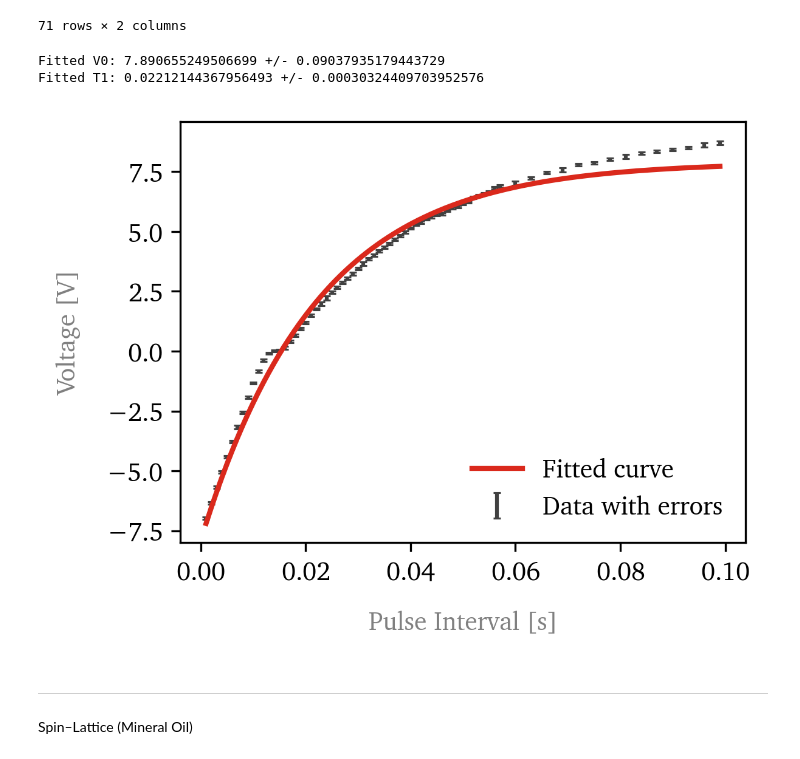
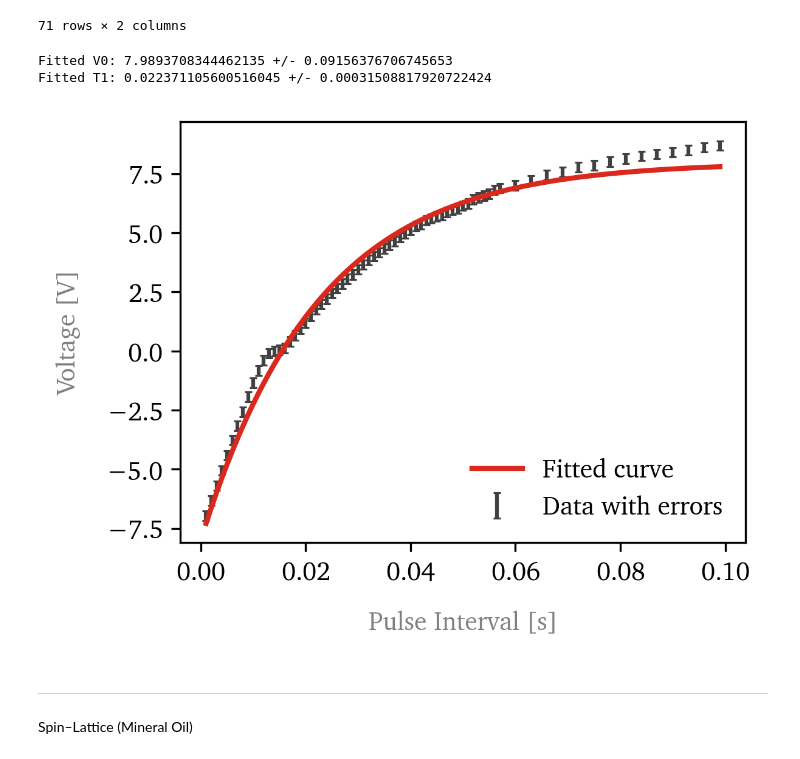
Before and after one commit to headunderheels/PHYS-461, a Jupyter notebook: 5-nmr/NMR.ipynb, the cells around one changed output. Cells and saved outputs as stored; diff of their text form; code cells hidden in the pictures.

```diff
--- a/5-nmr/NMR.ipynb
+++ b/5-nmr/NMR.ipynb
@@ -77,7 +77,7 @@ def decay_model(t, V0, T1):
 
 tdata = df['t']
 Vdata = df['V'].apply(lambda V: V.nominal_value)
-Vsigma = df['V'].apply(lambda V: max(V.std_dev, 0.04))
+Vsigma = df['V'].apply(lambda V: max(V.std_dev, 0.2))
 
 # Use curve_fit with sigma to account for errors
 initial_guesses = [10, 0.01]
@@ -86,36 +86,36 @@ popt, pcov = curve_fit(decay_model,
                                ydata=Vdata,
                                sigma=Vsigma,
                                p0=initial_guesses,
                                absolute_sigma=False
                                )
 
 # Extract fitted parameters and their uncertainties
 V0_fitted, T1_fitted = popt
 V0_error, T1_error = np.sqrt(np.diag(pcov))
 
 print("Fitted V0:", V0_fitted, "+/-", V0_error)
 print("Fitted T1:", T1_fitted, "+/-", T1_error)
 
 # Plot data with error bars and fitted curve
 t_fit = np.linspace(min(tdata), max(tdata), 100)
 V_fit = decay_model(t_fit, V0_fitted, T1_fitted)
 
 # Plot data with error bars and fitted curve
 plt.figure(figsize=(4, 3))
 plt.errorbar(tdata, Vdata, yerr=Vsigma, label='Data with errors', ecolor='#414141', fmt='none', capsize=1.5, capthick=0.75, linewidth=1.5)
 plt.plot(t_fit, V_fit, color='#da291c', zorder=10, label='Fitted curve', linewidth=2)
 
 # Set labels with gray color
 plt.xlabel('Pulse Interval [s]', color='gray', labelpad=10)
 plt.ylabel('Voltage [V]', color='gray', labelpad=10)
 
 plt.legend(facecolor='none', edgecolor='none', frameon=True, fancybox=False, loc='lower right')
 plt.savefig('./overleaf/images/sl-glycerin.png', dpi=300, bbox_inches='tight')
 plt.show()
 # %% [output]
-Fitted V0: 7.890655249506699 +/- 0.09037935179443729
-Fitted T1: 0.02212144367956493 +/- 0.00030324409703952576
+Fitted V0: 7.9893708344462135 +/- 0.09156376706745653
+Fitted T1: 0.022371105600516045 +/- 0.00031508817920722424
-[figure, old version]
+[figure, new version]
 # %% [markdown]
 ---
 Spin–Lattice (Mineral Oil)
```
Also changed, not shown: parts of 3 cells of this notebook, 4 other files.
